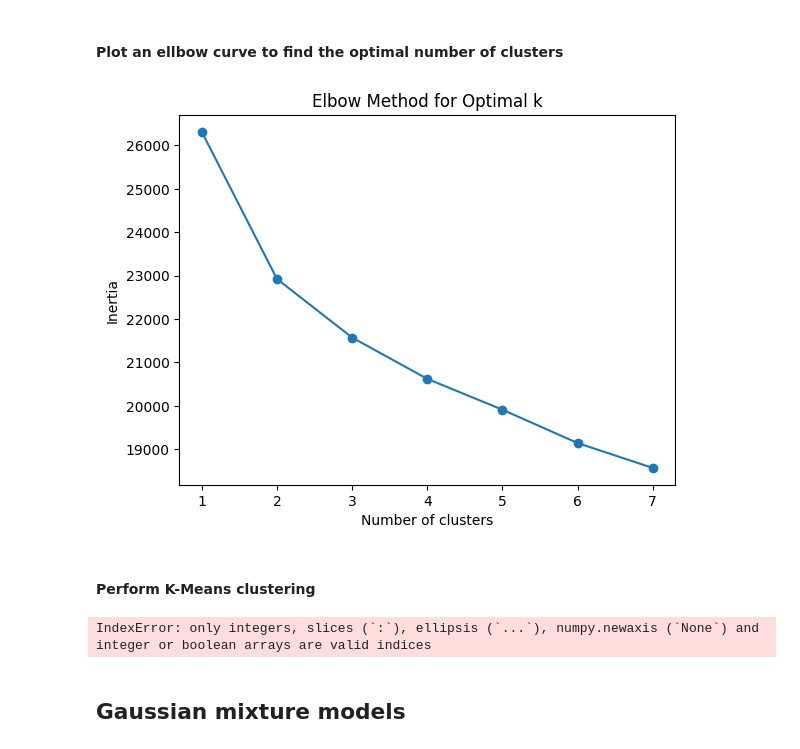
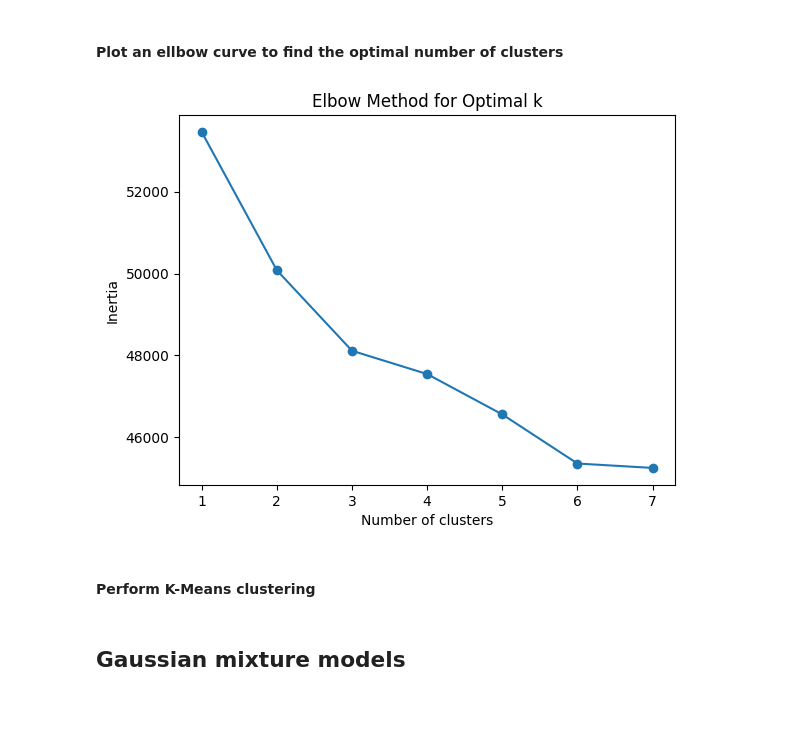
Before and after one commit to l-lattermann/jupyter-clustering-mental-health-study, a Jupyter notebook: data_analysis.ipynb, the cells around one changed output. Saved outputs shown, nothing was run; the diff lists cells and outputs as text; code cells hidden in the pictures; blank space fills up the shorter version.

```diff
--- a/data_analysis.ipynb
+++ b/data_analysis.ipynb
@@ -910,7 +910,7 @@ ordinal_encoder = OrdinalEncoder(categories=[ordinal_mapping[col] for col in ord
 # Preprocessing pipeline
 preprocessor = ColumnTransformer(
     transformers=[
-        ('num', StandardScaler(), numerical_cols),
+        ('num', 'passthrough', numerical_cols),
         ('cat', OneHotEncoder(drop='first'), categorical_cols),
         ('ord', ordinal_encoder, ordinal_cols)
     ]
@@ -922,6 +922,7 @@ processed_data = preprocessor.fit_transform(data)
 # Resulting processed data is ready for clustering
 print(processed_data.shape)
 
+
 # Save encoded data to a new CSV file
 pd.DataFrame(processed_data).to_csv("data/encoded_data.csv", index=False)
 # %% [output]
@@ -956,24 +957,2 @@ print(transformed_df.to_string())
 # %% [markdown]
 # Dimensionality reduction
-# %%
-# Fit PCA
-pca = PCA()
-pca.fit(processed_data)
-
-# Cumulative explained variance
-cumulative_variance = np.cumsum(pca.explained_variance_ratio_)
-
-# Define variance threshold
-variance_threshold = 0.85
-# Find the number of components to retain 95% variance
-components_argmax = np.argmax(cumulative_variance >= variance_threshold) + 1
-print(f"Number of components to retain 95% variance: {components_argmax}")
-
-# Plot the cumulative explained variance
-plt.plot(cumulative_variance, marker='o')
-plt.axhline(y=variance_threshold, color='r', linestyle='--', label='95% Variance')
-plt.xlabel('Number of Components')
-plt.ylabel('Cumulative Explained Variance')
-plt.title('Explained Variance vs. Number of Components')
-plt.legend()
-plt.show()
@@ -999,24 +988,30 @@ Shape before:  (972, 55)  Shape after:  (972, 25)
 #### Plot an ellbow curve to find the optimal number of clusters
 # %%
 # Create a copy of the data for clustering
-kmeans_data = reduced_data.copy()
+kmeans_data = pd.DataFrame(processed_data)
+
+# Standardize the data
+scaler = StandardScaler()
+kmeans_data = scaler.fit_transform(kmeans_data)
 
 # Determine the optimal number of clusters using the Elbow Method
 inertia = []
 k_values = range(1, 8)
+
+# Fit KMeans for each value of k
 for k in k_values:
-    kmeans = KMeans(n_clusters=k, random_state=42)
-    kmeans.fit(kmeans_data)
-    inertia.append(kmeans.inertia_)
+    kmeans = KMeans(n_clusters=k, random_state=42)  # Initialize KMeans with k clusters
+    kmeans.fit(kmeans_data)                         # Fit the model
+    inertia.append(kmeans.inertia_)                 # Append the inertia to the list
 
 # Plot the Elbow curve
 plt.plot(k_values, inertia, marker='o')
 plt.xlabel('Number of clusters')
 plt.ylabel('Inertia')
 plt.title('Elbow Method for Optimal k')
 plt.show()
 # %% [output]
-[figure, old version]
+[figure, new version]
 # %% [markdown]
 #### Perform K-Means clustering
 # %%
@@ -1027,13 +1022,17 @@ optimal_k = 3
 kmeans = KMeans(n_clusters=optimal_k, random_state=42)
 cluster_labels = kmeans.fit_predict(kmeans_data)
 
+# Reverse the standardization
+kmeans_data = scaler.inverse_transform(kmeans_data)
+
+# Remap the encoded columns to their original values
+kmeans_data = pd.DataFrame(kmeans_data, columns=transformed_df.columns)
+
 # Attach the cluster labels to the original data
 kmeans_data['Cluster'] = cluster_labels
 
 # Save the data with clusters for further exploration
 kmeans_data.to_csv("data/kmeans_data.csv", index=False)
-# %% [output]
-IndexError: only integers, slices (`:`), ellipsis (`...`), numpy.newaxis (`None`) and integer or boolean arrays are valid indices
 # %% [markdown]
 ## Gaussian mixture models
 # %% [markdown]
```
Also changed, not shown: parts of 13 cells of this notebook, 4 other files.
